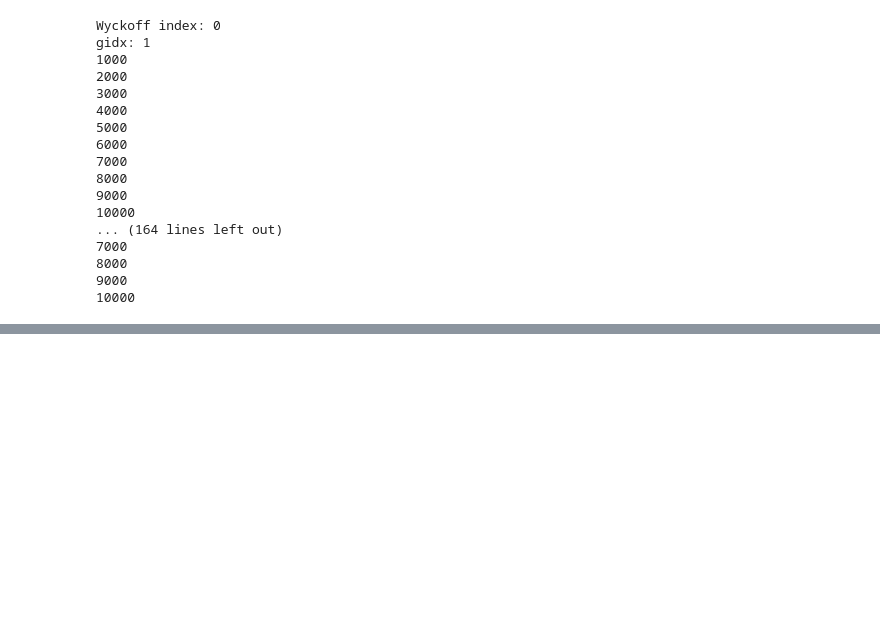
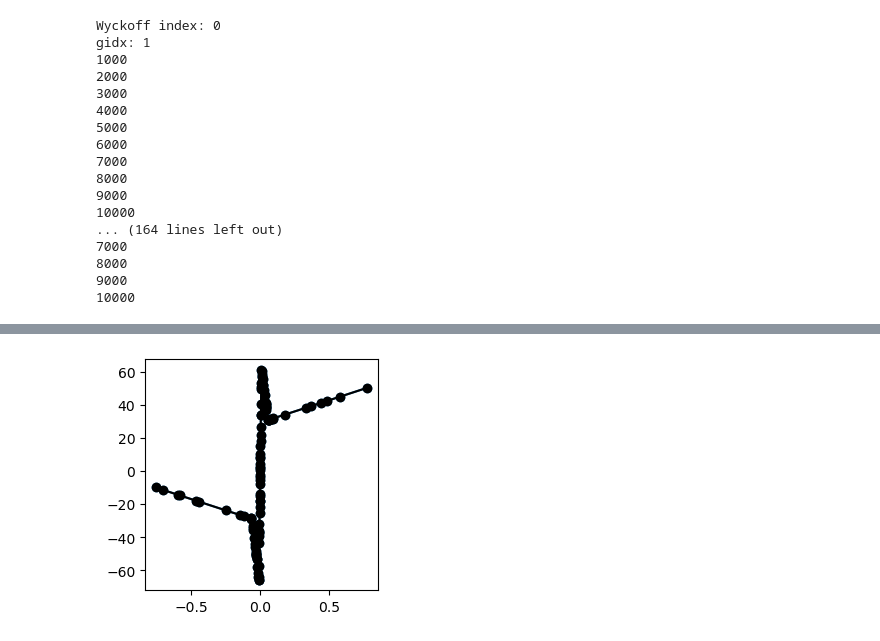
Before and after one commit to AliGhorashiCMT/Sparse-networks-for-topological-photonics, a Jupyter notebook: rectangular_lattices/kans_for_smooth.ipynb, the cells around one changed output, grey strips where cells are left out. Saved outputs shown, nothing was run; the diff lists cells and outputs as text; code cells hidden in the pictures; blank space fills up the shorter version.

```diff
--- a/rectangular_lattices/kans_for_smooth.ipynb
+++ b/rectangular_lattices/kans_for_smooth.ipynb
@@ -510,0 +163,6 @@ Iteration 560/1000, Loss: -57.627540588378906
+# %%
+x, y = model.get_fun(0, 0, 1)
+plt.plot(x, y, marker="o", color="black");
+plt.savefig("./figures/TM-Band1-prunedinput-prunednode-f001.pdf")
+# %% [output]
+[figure, added]
```
Also changed, not shown: parts of 83 cells of this notebook.
